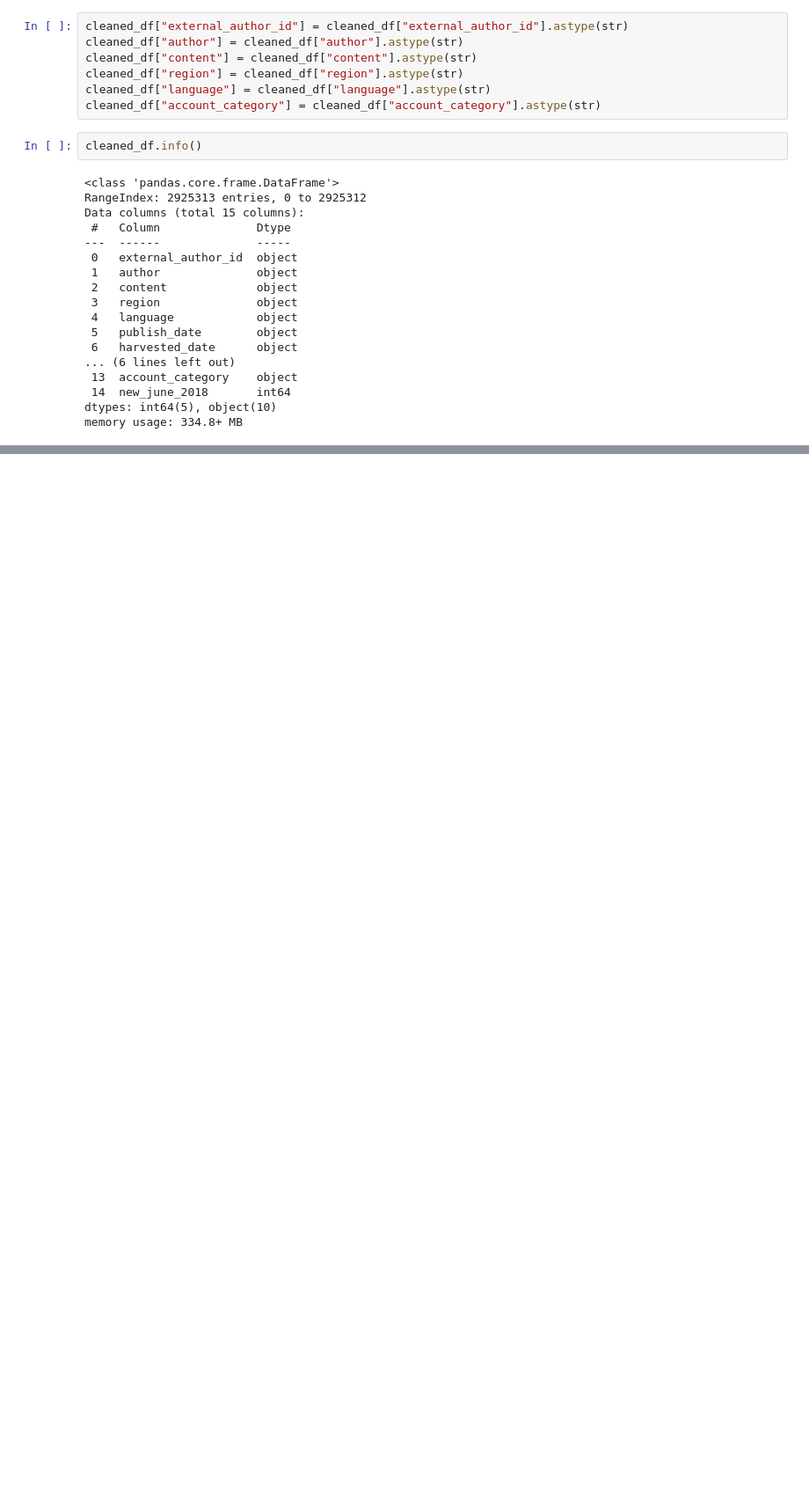
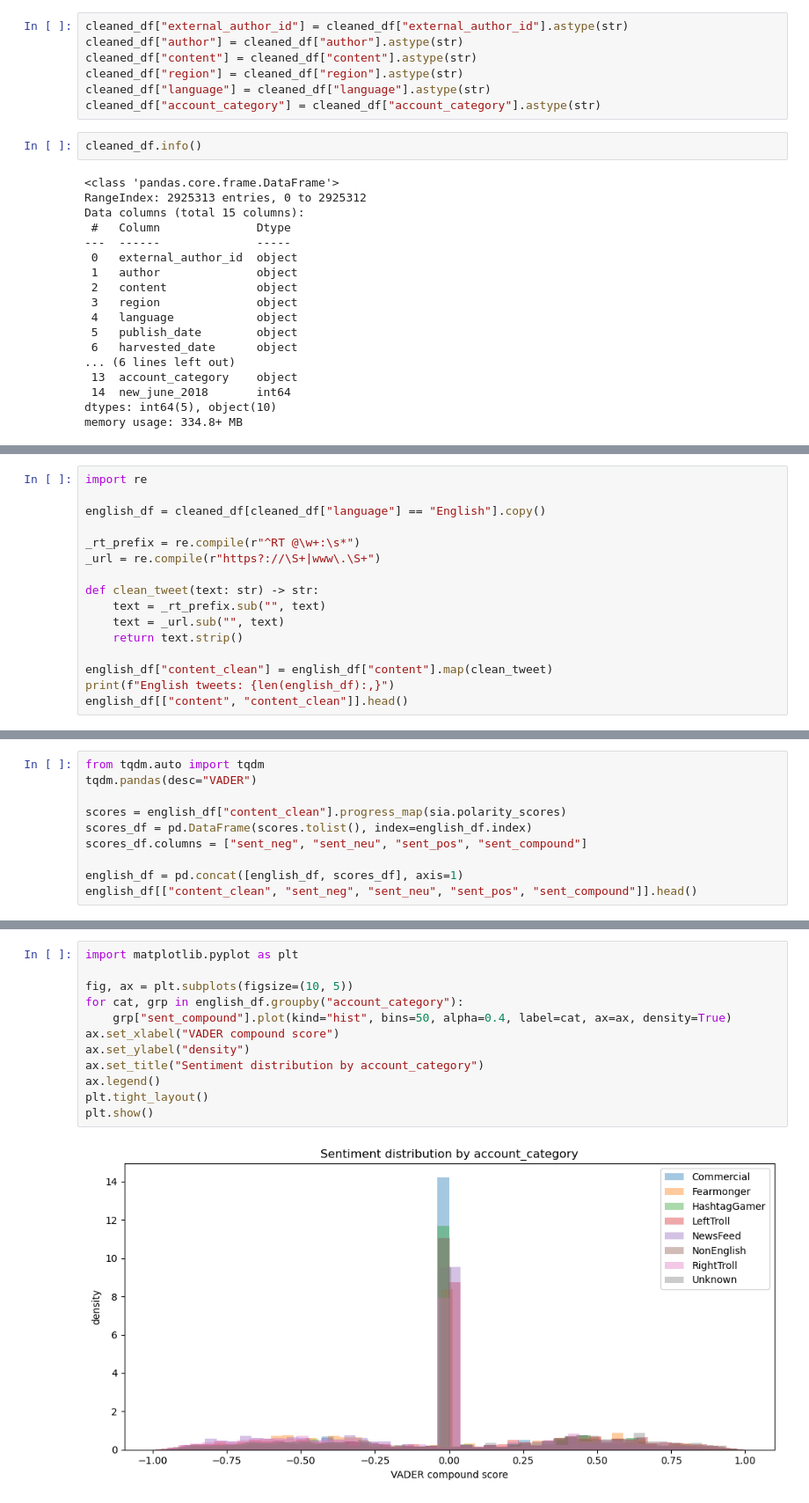
Before and after one commit to amanokundesu/ML_Final_Project, a Jupyter notebook: ml_final_project.ipynb, the cells around one changed output, grey strips where cells are left out. Shown at 88% size. Drawn from its saved outputs; the diff is of its cells as text; blank space fills up the shorter version.

Commit message:
sentiment analysis

```diff
--- a/ml_final_project.ipynb
+++ b/ml_final_project.ipynb
@@ -145,0 +164,16 @@ cleaned_df["publish_date"].describe()
+# %%
+import re
+
+english_df = cleaned_df[cleaned_df["language"] == "English"].copy()
+
+_rt_prefix = re.compile(r"^RT @\w+:\s*")
+_url = re.compile(r"https?://\S+|www\.\S+")
+
+def clean_tweet(text: str) -> str:
+    text = _rt_prefix.sub("", text)
+    text = _url.sub("", text)
+    return text.strip()
+
+english_df["content_clean"] = english_df["content"].map(clean_tweet)
+print(f"English tweets: {len(english_df):,}")
+english_df[["content", "content_clean"]].head()
@@ -145,0 +188,10 @@ cleaned_df["publish_date"].describe()
+# %%
+from tqdm.auto import tqdm
+tqdm.pandas(desc="VADER")
+
+scores = english_df["content_clean"].progress_map(sia.polarity_scores)
+scores_df = pd.DataFrame(scores.tolist(), index=english_df.index)
+scores_df.columns = ["sent_neg", "sent_neu", "sent_pos", "sent_compound"]
+
+english_df = pd.concat([english_df, scores_df], axis=1)
+english_df[["content_clean", "sent_neg", "sent_neu", "sent_pos", "sent_compound"]].head()
@@ -145,0 +230,14 @@ cleaned_df["publish_date"].describe()
+# %%
+import matplotlib.pyplot as plt
+
+fig, ax = plt.subplots(figsize=(10, 5))
+for cat, grp in english_df.groupby("account_category"):
+    grp["sent_compound"].plot(kind="hist", bins=50, alpha=0.4, label=cat, ax=ax, density=True)
+ax.set_xlabel("VADER compound score")
+ax.set_ylabel("density")
+ax.set_title("Sentiment distribution by account_category")
+ax.legend()
+plt.tight_layout()
+plt.show()
+# %% [output]
+[figure, added]
```
Also changed, not shown: parts of 11 cells of this notebook, 1 other file.
